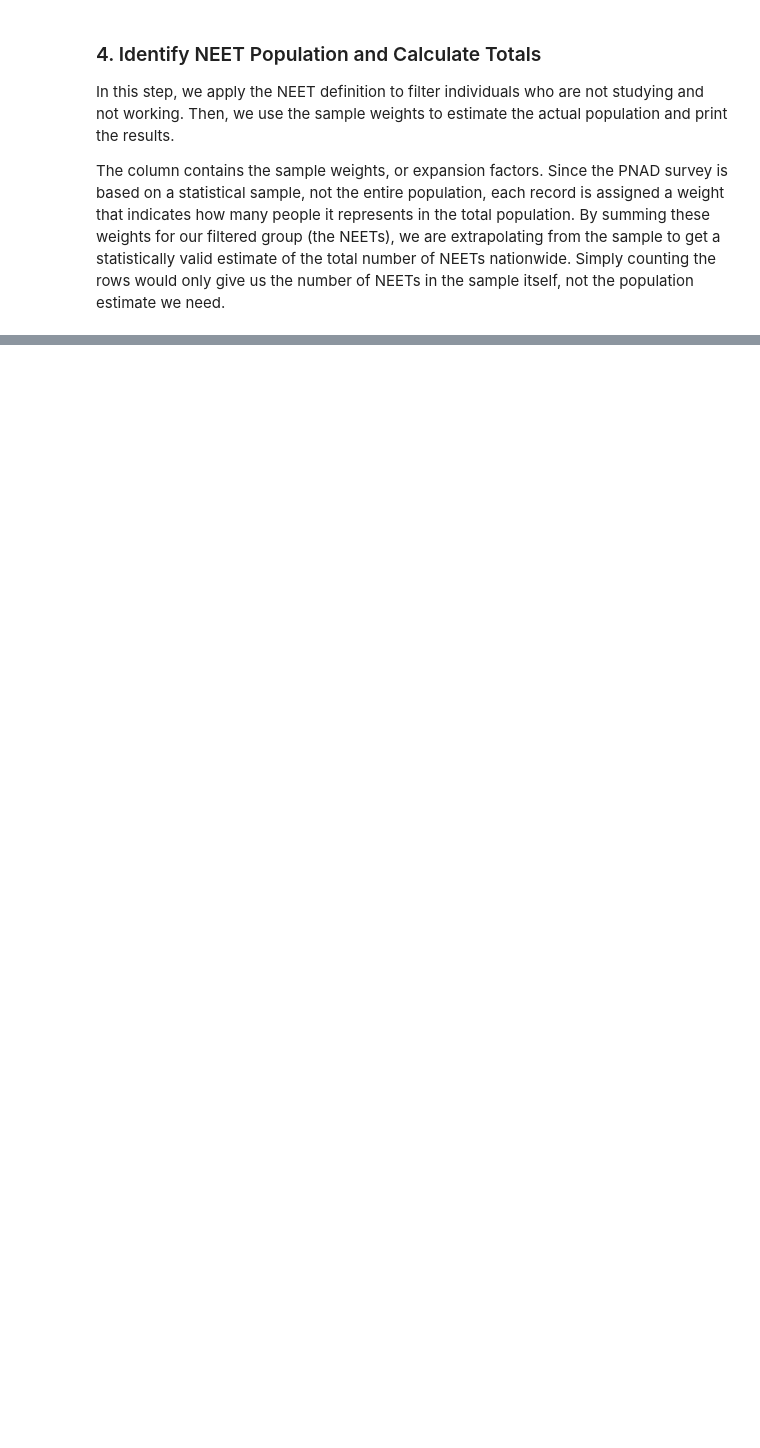
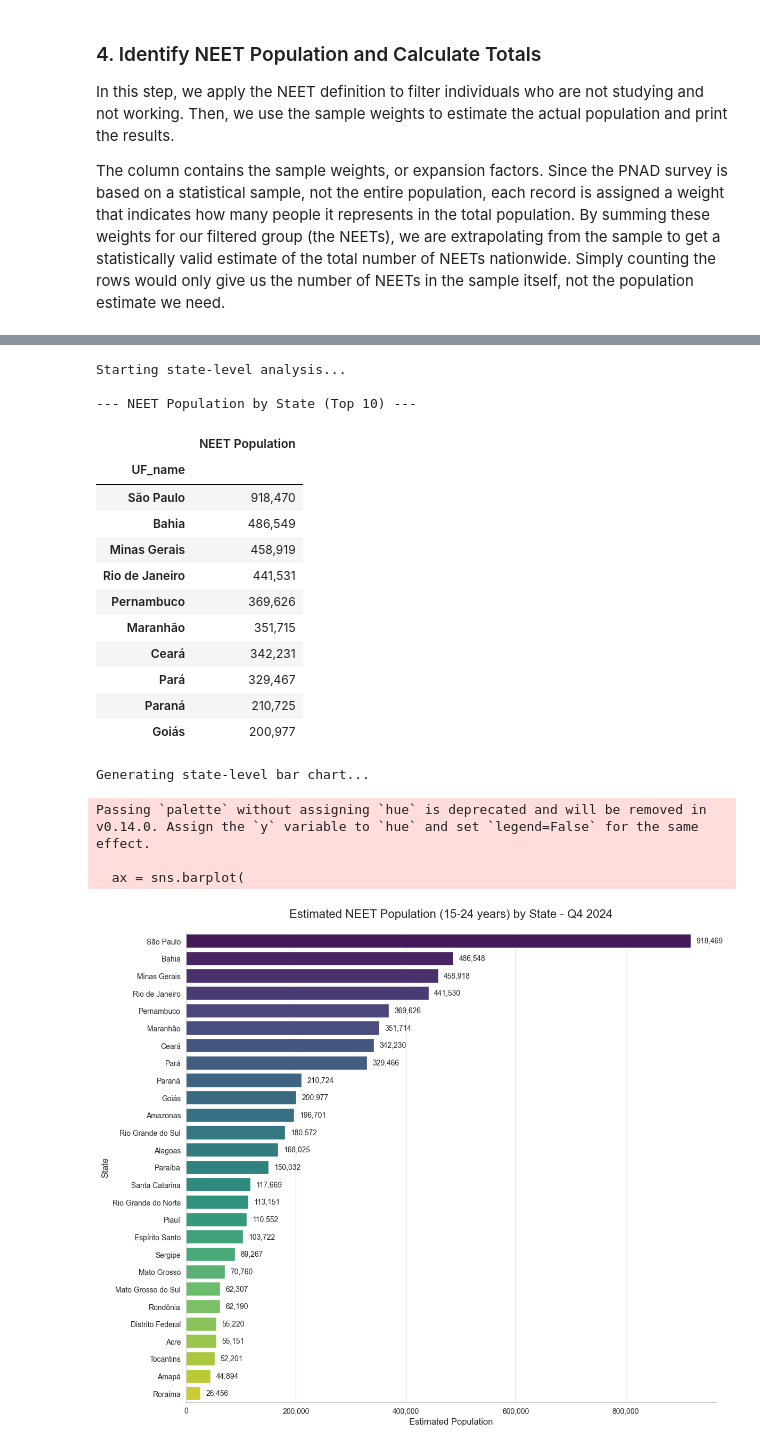
Before and after one commit to Ligia-pdf/NEETBrazil, a Jupyter notebook: newanalysis.ipynb, the cells around one changed output, grey strips where cells are left out. Drawn from its saved outputs; the diff is of its cells as text; code cells hidden in the pictures; blank space fills up the shorter version.

```diff
--- a/newanalysis.ipynb
+++ b/newanalysis.ipynb
@@ -246,0 +304,75 @@ Breakdown of NEET Population:
+# %%
+print("Starting state-level analysis...")
+
+# 1. Create a dictionary to map state codes (id_uf) to state names
+uf_mapping = {
+    11: 'Rondônia', 12: 'Acre', 13: 'Amazonas', 14: 'Roraima', 15: 'Pará', 16: 'Amapá',
+    17: 'Tocantins', 21: 'Maranhão', 22: 'Piauí', 23: 'Ceará', 24: 'Rio Grande do Norte',
+    25: 'Paraíba', 26: 'Pernambuco', 27: 'Alagoas', 28: 'Sergipe', 29: 'Bahia',
+    31: 'Minas Gerais', 32: 'Espírito Santo', 33: 'Rio de Janeiro', 35: 'São Paulo',
+    41: 'Paraná', 42: 'Santa Catarina', 43: 'Rio Grande do Sul', 50: 'Mato Grosso do Sul',
+    51: 'Mato Grosso', 52: 'Goiás', 53: 'Distrito Federal'
+}
+
+# 2. Group the NEET dataframe by state and sum the weights
+neet_by_uf = df_neet.groupby('id_uf')['weight'].sum().reset_index()
+
+# 3. Map the codes to names and rename columns
+neet_by_uf['UF_name'] = neet_by_uf['id_uf'].map(uf_mapping)
+neet_by_uf.rename(columns={'weight': 'NEET_population'}, inplace=True)
+
+# 4. Sort the data
+neet_by_uf_sorted = neet_by_uf.sort_values('NEET_population', ascending=False)
+
+# 5. Display the data table (using your suggested method, without .style)
+print("\n--- NEET Population by State (Top 10) ---")
+formatted_table = neet_by_uf_sorted.head(10).set_index('UF_name')
+display(formatted_table['NEET_population'].apply('{:,.0f}'.format).to_frame(name='NEET Population'))
+
+
+# 6. Create the horizontal bar chart
+print("\nGenerating state-level bar chart...")
+plt.figure(figsize=(12, 10))
+sns.set_style("whitegrid")
+
+ax = sns.barplot(
+    x='NEET_population',
+    y='UF_name',
+    data=neet_by_uf_sorted,
+    palette='viridis'
+)
+
+ax.set_title('Estimated NEET Population (15-24 years) by State - Q4 2024', fontsize=16, pad=20)
+ax.set_xlabel('Estimated Population', fontsize=12)
+ax.set_ylabel('State', fontsize=12)
+ax.get_xaxis().set_major_formatter(plt.FuncFormatter(lambda x, p: format(int(x), ',')))
+
+for p in ax.patches:
+    width = p.get_width()
+    ax.text(width + 10000, p.get_y() + p.get_height() / 2., f'{int(width):,}',
+            ha='left', va='center')
+
+sns.despine()
+plt.tight_layout()
+plt.show()
+# %% [output]
+Starting state-level analysis...
+
+--- NEET Population by State (Top 10) ---
+|  | NEET Population |
+| UF_name |  |
+| São Paulo | 918,470 |
+| Bahia | 486,549 |
+| Minas Gerais | 458,919 |
+| Rio de Janeiro | 441,531 |
+| Pernambuco | 369,626 |
+| Maranhão | 351,715 |
+| Ceará | 342,231 |
+| Pará | 329,467 |
+| Paraná | 210,725 |
+| Goiás | 200,977 |
+Generating state-level bar chart...
+Passing `palette` without assigning `hue` is deprecated and will be removed in v0.14.0. Assign the `y` variable to `hue` and set `legend=False` for the same effect.
+
+  ax = sns.barplot(
+[figure, added]
```
Also changed, not shown: parts of 13 cells of this notebook.
